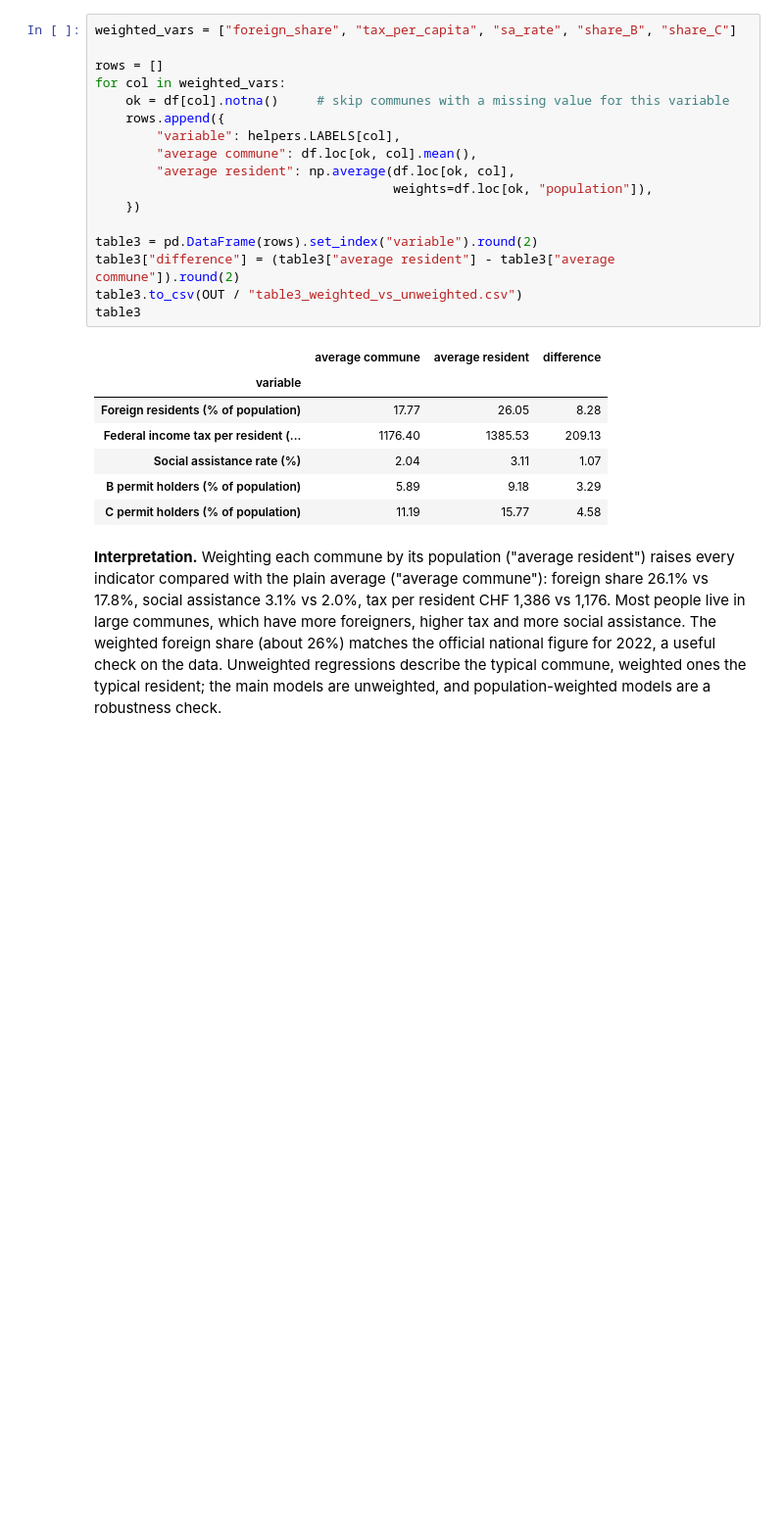
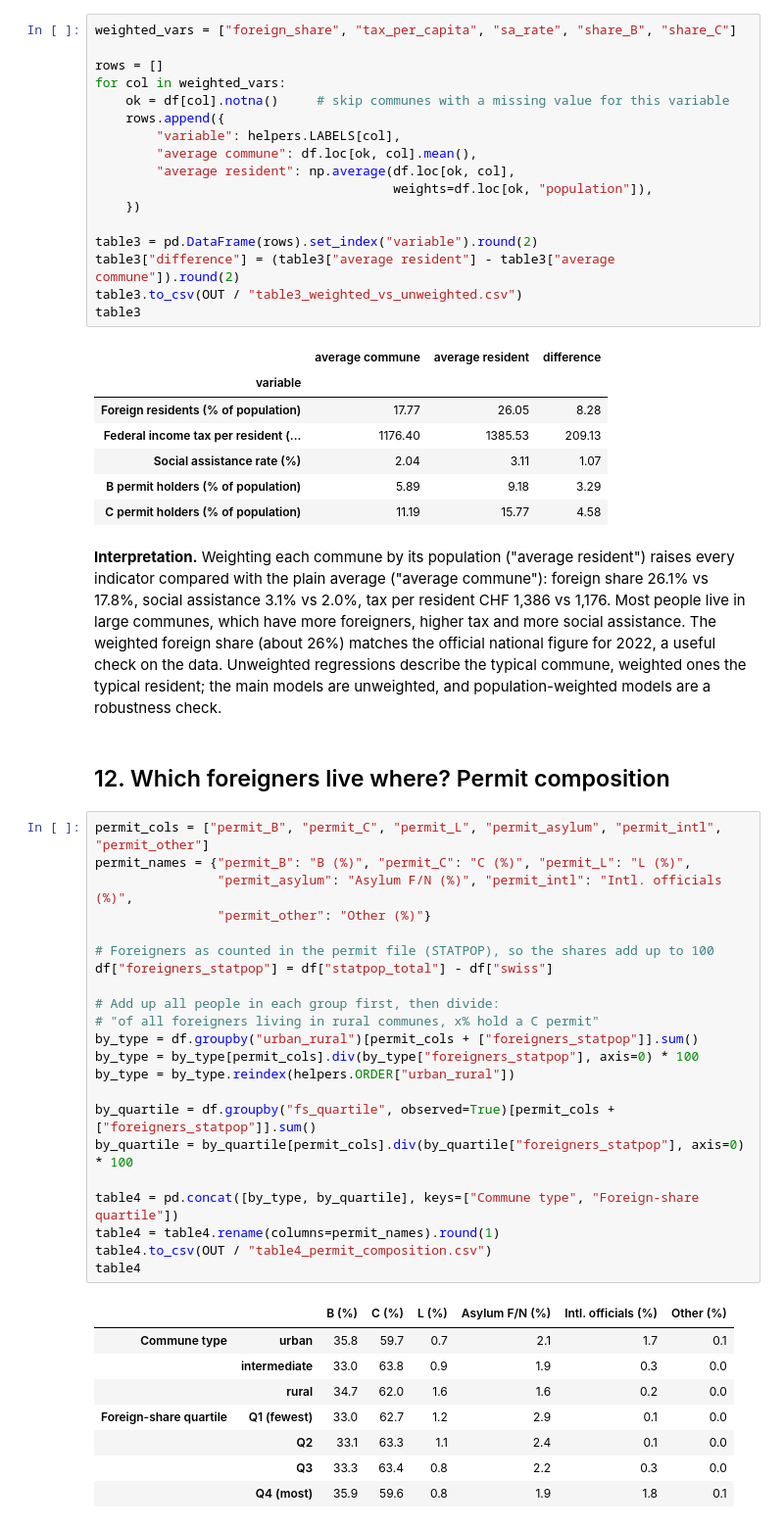
Before and after one commit to bousmarc/ADA-Project, a Jupyter notebook: notebooks/03_descriptive_stats.ipynb, the cells around one changed output. Shown at 98% size. Saved outputs shown, nothing was run; the diff lists cells and outputs as text; blank space fills up the shorter version.

```diff
--- a/notebooks/03_descriptive_stats.ipynb
+++ b/notebooks/03_descriptive_stats.ipynb
@@ -651,3 +651,36 @@ table3
 | C permit holders (% of population) | 11.19 | 15.77 | 4.58 |
 # %% [markdown]
 **Interpretation.** Weighting each commune by its population ("average resident") raises every indicator compared with the plain average ("average commune"): foreign share 26.1% vs 17.8%, social assistance 3.1% vs 2.0%, tax per resident CHF 1,386 vs 1,176. Most people live in large communes, which have more foreigners, higher tax and more social assistance. The weighted foreign share (about 26%) matches the official national figure for 2022, a useful check on the data. Unweighted regressions describe the typical commune, weighted ones the typical resident; the main models are unweighted, and population-weighted models are a robustness check.
+# %% [markdown]
+## 12. Which foreigners live where? Permit composition
+# %%
+permit_cols = ["permit_B", "permit_C", "permit_L", "permit_asylum", "permit_intl", "permit_other"]
+permit_names = {"permit_B": "B (%)", "permit_C": "C (%)", "permit_L": "L (%)",
+                "permit_asylum": "Asylum F/N (%)", "permit_intl": "Intl. officials (%)",
+                "permit_other": "Other (%)"}
+
+# Foreigners as counted in the permit file (STATPOP), so the shares add up to 100
+df["foreigners_statpop"] = df["statpop_total"] - df["swiss"]
+
+# Add up all people in each group first, then divide:
+# "of all foreigners living in rural communes, x% hold a C permit"
+by_type = df.groupby("urban_rural")[permit_cols + ["foreigners_statpop"]].sum()
+by_type = by_type[permit_cols].div(by_type["foreigners_statpop"], axis=0) * 100
+by_type = by_type.reindex(helpers.ORDER["urban_rural"])
+
+by_quartile = df.groupby("fs_quartile", observed=True)[permit_cols + ["foreigners_statpop"]].sum()
+by_quartile = by_quartile[permit_cols].div(by_quartile["foreigners_statpop"], axis=0) * 100
+
+table4 = pd.concat([by_type, by_quartile], keys=["Commune type", "Foreign-share quartile"])
+table4 = table4.rename(columns=permit_names).round(1)
+table4.to_csv(OUT / "table4_permit_composition.csv")
+table4
+# %% [output]
+|  |  | B (%) | C (%) | L (%) | Asylum F/N (%) | Intl. officials (%) | Other (%) |
+| Commune type | urban | 35.8 | 59.7 | 0.7 | 2.1 | 1.7 | 0.1 |
+|  | intermediate | 33.0 | 63.8 | 0.9 | 1.9 | 0.3 | 0.0 |
+|  | rural | 34.7 | 62.0 | 1.6 | 1.6 | 0.2 | 0.0 |
+| Foreign-share quartile | Q1 (fewest) | 33.0 | 62.7 | 1.2 | 2.9 | 0.1 | 0.0 |
+|  | Q2 | 33.1 | 63.3 | 1.1 | 2.4 | 0.1 | 0.0 |
+|  | Q3 | 33.3 | 63.4 | 0.8 | 2.2 | 0.3 | 0.0 |
+|  | Q4 (most) | 35.9 | 59.6 | 0.8 | 1.9 | 1.8 | 0.1 |
```
Also changed, not shown: parts of 2 cells of this notebook, 2 other files.
